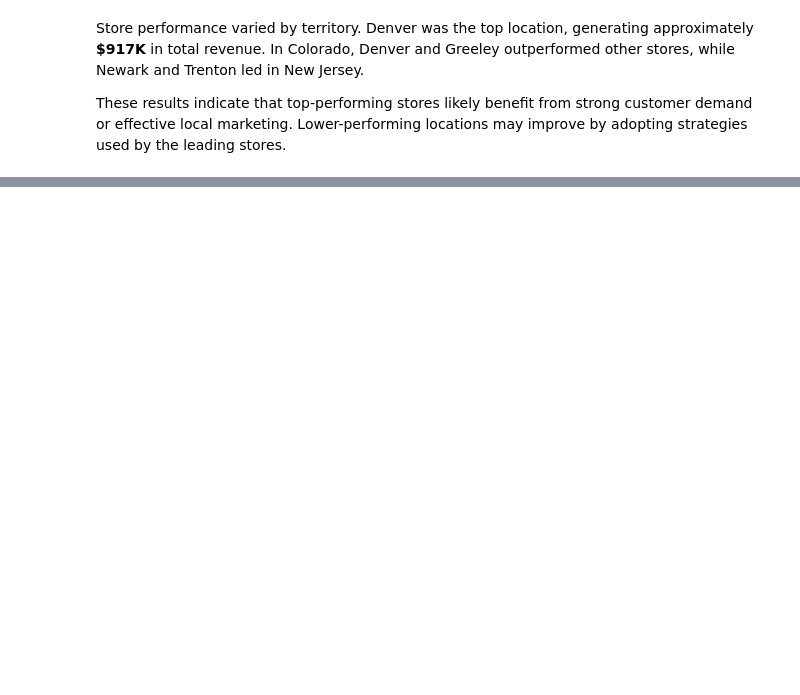
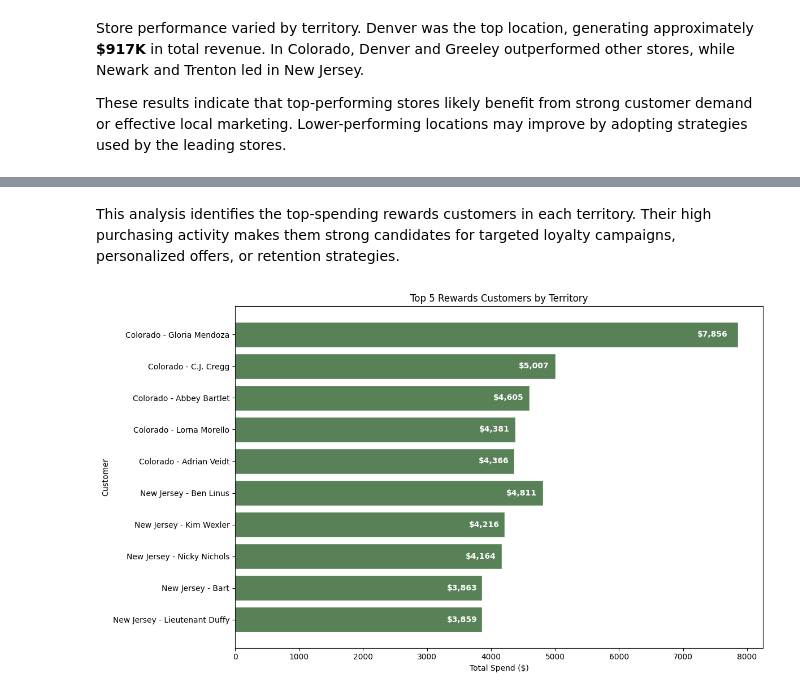
Before and after one commit to renziesantarin/Capstone_2, a Jupyter notebook: Santarin_sales_analysis.ipynb, the cells around one changed output, grey strips where cells are left out. Cells and saved outputs as stored; diff of their text form; code cells hidden in the pictures; blank space fills up the shorter version.

Commit message:
Completed Q4-Q6 analysis and recommendations

```diff
--- a/Santarin_sales_analysis.ipynb
+++ b/Santarin_sales_analysis.ipynb
@@ -465,0 +477,12 @@ These results indicate that top-performing stores likely benefit from strong cus
+# %%
+# Merging sales/store data with customer list
+df_sales_customers = pd.merge(
+    df_sales_stores,
+    df_customers,
+    left_on='RewardsID',
+    right_on='cust_id',
+    how='left'
+)
+# Using how='left' so all transactions stay in the dataset, even if the customer was not a rewards member
+
+df_sales_customers.head()
@@ -465,0 +541,51 @@ These results indicate that top-performing stores likely benefit from strong cus
+# %% [markdown]
+This analysis identifies the top-spending rewards customers in each territory. Their high purchasing activity makes them strong candidates for targeted loyalty campaigns, personalized offers, or retention strategies.
+# %%
+# Top customer chart by territory
+top_5_customers = (
+    top_customers
+    .groupby('State')
+    .head(5)
+    .copy()
+)
+
+# Creating label for cleaner display
+top_5_customers['Customer Label'] = (
+    top_5_customers['State']
+    + ' - '
+    + top_5_customers['name']
+)
+
+plt.figure(figsize=(12, 7))
+
+bars = plt.barh(
+    top_5_customers['Customer Label'],
+    top_5_customers['Sale Amount'],
+    color='#588157',
+    edgecolor='white'
+)
+
+plt.gca().invert_yaxis()
+
+# Add labels inside bars
+for bar in bars:
+    width = bar.get_width()
+
+    plt.text(
+        width * 0.98,
+        bar.get_y() + bar.get_height() / 2,
+        f'${width:,.0f}',
+        va='center',
+        ha='right',
+        color='white',
+        fontweight='bold'
+    )
+
+plt.title('Top 5 Rewards Customers by Territory')
+plt.xlabel('Total Spend ($)')
+plt.ylabel('Customer')
+
+plt.tight_layout()
+plt.show()
+# %% [output]
+[figure, added]
```
Also changed, not shown: parts of 20 cells of this notebook.
